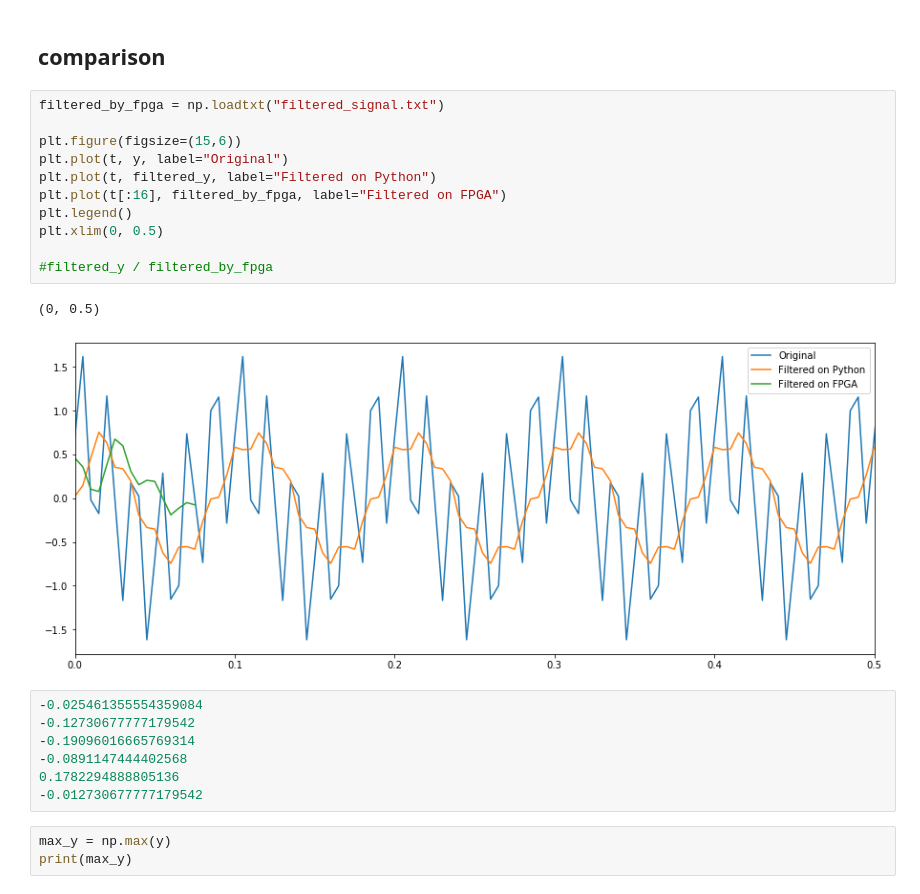
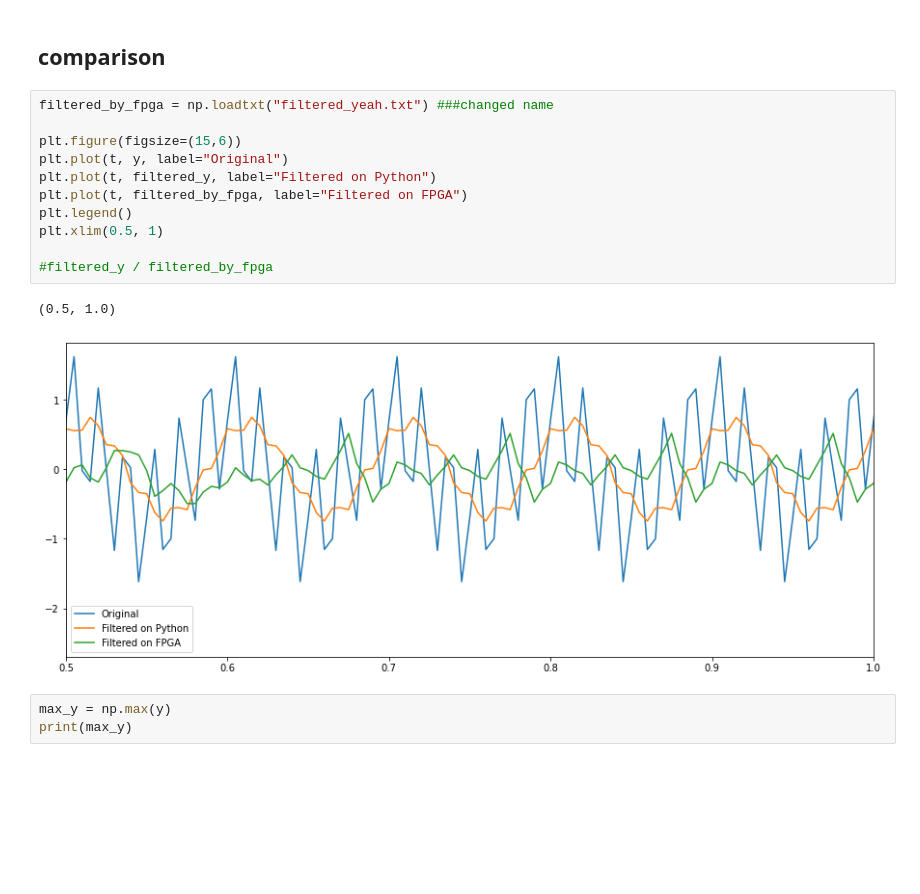
Before and after one commit to dariobaron/MAPD-A-fir-filter, a Jupyter notebook: FIRfilter_python.ipynb, the cells around one changed output. Saved outputs shown, nothing was run; the diff lists cells and outputs as text; blank space fills up the shorter version.

```diff
--- a/FIRfilter_python.ipynb
+++ b/FIRfilter_python.ipynb
@@ -100,26 +122,19 @@ print(bin(mult))
 # %% [markdown]
 ## comparison
 # %%
-filtered_by_fpga = np.loadtxt("filtered_signal.txt")
+filtered_by_fpga = np.loadtxt("filtered_yeah.txt") ###changed name
 
 plt.figure(figsize=(15,6))
 plt.plot(t, y, label="Original")
 plt.plot(t, filtered_y, label="Filtered on Python")
-plt.plot(t[:16], filtered_by_fpga, label="Filtered on FPGA")
+plt.plot(t, filtered_by_fpga, label="Filtered on FPGA")
 plt.legend()
-plt.xlim(0, 0.5)
+plt.xlim(0.5, 1)
 
 #filtered_y / filtered_by_fpga
 # %% [output]
-(0, 0.5)
+(0.5, 1.0)
-[figure, old version]
+[figure, new version]
-# %%
--0.025461355554359084
--0.12730677777179542
--0.19096016665769314
--0.0891147444402568
-0.1782294888805136
--0.012730677777179542
 # %%
 max_y = np.max(y)
 print(max_y)
```
Also changed, not shown: parts of 1 cell of this notebook.
